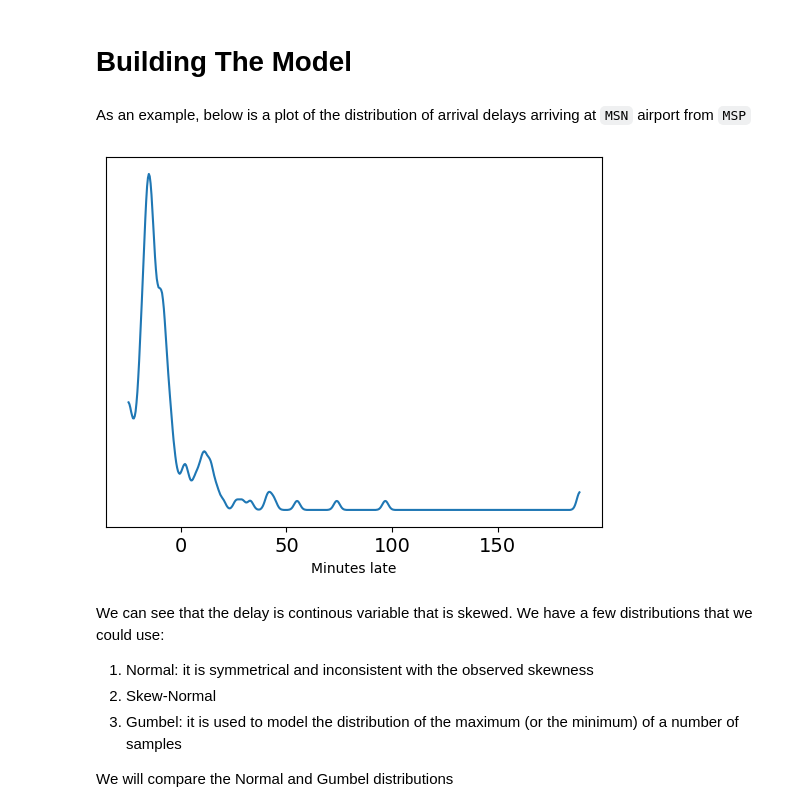
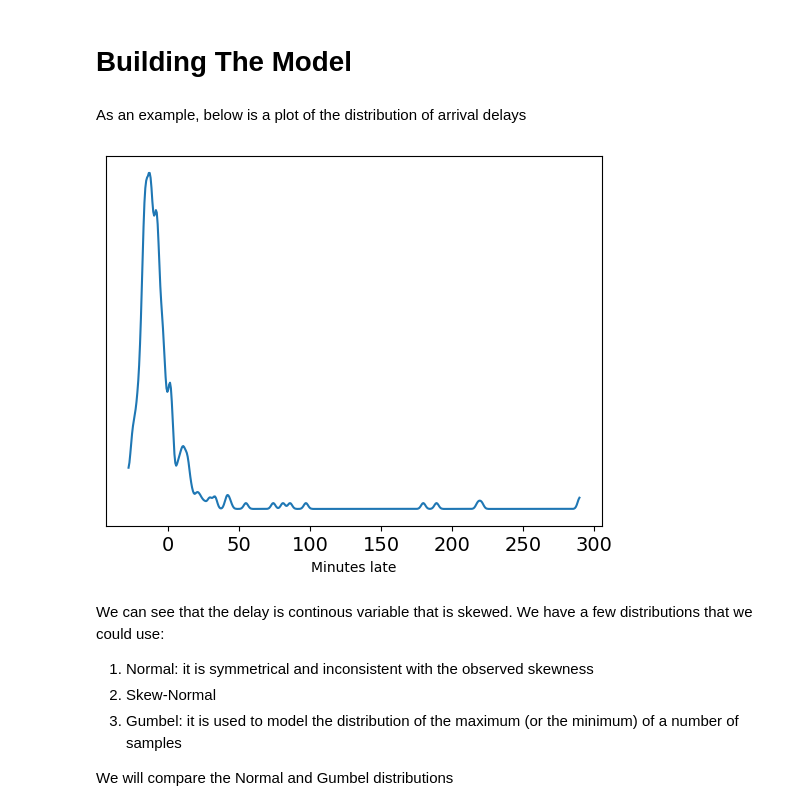
Before and after one commit to MostafaEissa/bayesian-model-for-airport-delays, a Jupyter notebook: notebooks/02.building-model.ipynb, the cells around one changed output. Saved outputs shown, nothing was run; the diff lists cells and outputs as text; code cells hidden in the pictures.

Commit message:
Update building models
- fix typos
- load relevant data

```diff
--- a/notebooks/02.building-model.ipynb
+++ b/notebooks/02.building-model.ipynb
@@ -11,20 +12,18 @@ import jax.numpy as jnp
 # %%
 rng_key = random.key(0)
 # %%
-DATA_PATH = "../data/948363589_T_ONTIME_MARKETING.zip"
-df = pd.read_csv(DATA_PATH)
+DATA_PATH = "../data/msn_arrivals.csv"
+msn_arrivals = pd.read_csv(DATA_PATH)
 # %% [markdown]
-As an example, below is a plot of the distribution of arrival delays arriving at `MSN` airport from `MSP`
+As an example, below is a plot of the distribution of arrival delays
 # %%
 fig, ax = plt.subplots()
-
-msn_arrivals = df[(df["DEST"] == "MSN") & df["ORIGIN"].isin(["MSP"])]["ARR_DELAY"]
 
 az.plot_kde(msn_arrivals.values, ax=ax)
 ax.set_yticks([])
 ax.set_xlabel("Minutes late");
 # %% [output]
-[figure, old version]
+[figure, new version]
 # %% [markdown]
 We can see that the delay is continous variable that is skewed. We have a few distributions that we could use:
 
```
Also changed, not shown: parts of 8 cells of this notebook.
